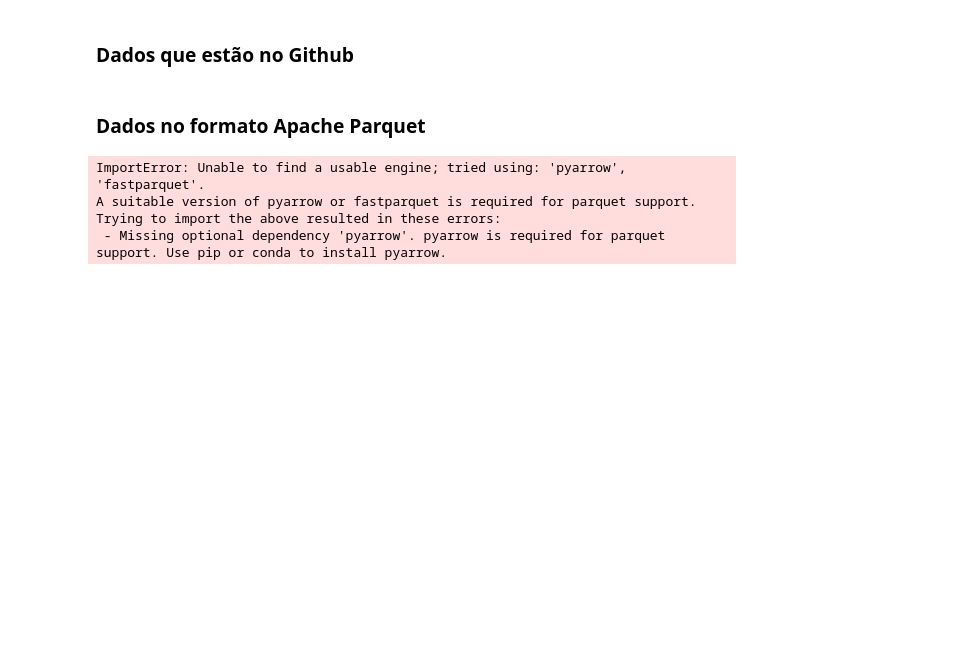
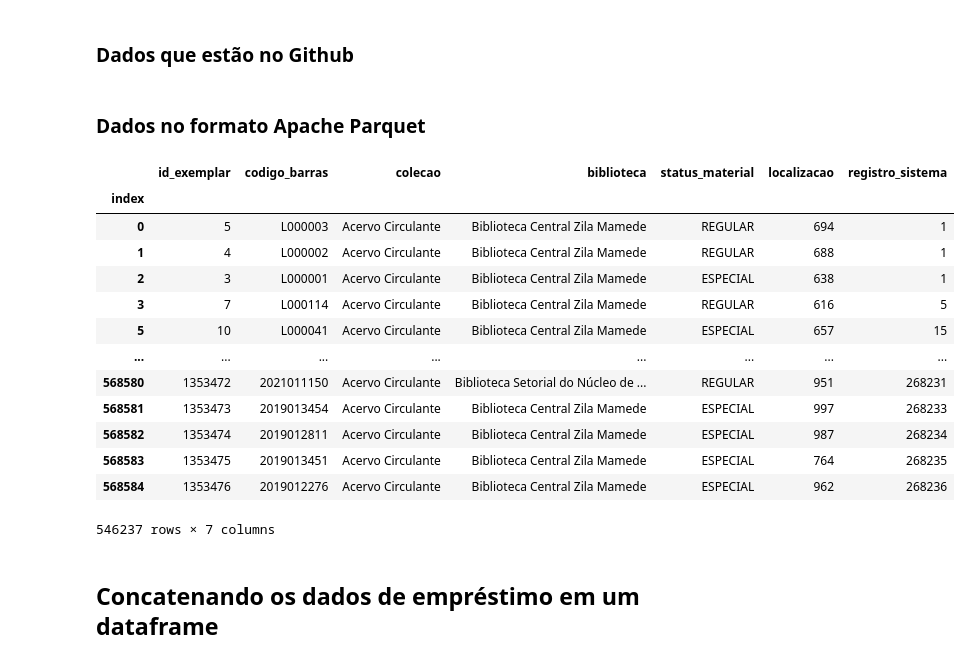
Before and after one commit to FabiadS/7DaysOfCode, a Jupyter notebook: day 1/import_data.ipynb, the cells around one changed output. Saved outputs shown, nothing was run; the diff lists cells and outputs as text; code cells hidden in the pictures; blank space fills up the shorter version.

Commit message:
Código atualizado - Import data

```diff
--- a/day 1/import_data.ipynb
+++ b/day 1/import_data.ipynb
@@ -36,7 +33,20 @@ import pandas as pd
-# %%
-df_exemplares = pd.read_parquet('./dados_exemplares.parquet')
-# %% [output]
-ImportError: Unable to find a usable engine; tried using: 'pyarrow', 'fastparquet'.
-A suitable version of pyarrow or fastparquet is required for parquet support.
-Trying to import the above resulted in these errors:
- - Missing optional dependency 'pyarrow'. pyarrow is required for parquet support. Use pip or conda to install pyarrow.
+# %%
+df_exemplares = pd.read_parquet('https://github.com/FranciscoFoz/7_Days_of_Code_Alura-Python-Pandas/raw/main/Dia_1-Importando_dados/Datasets/dados_exemplares.parquet')
+df_exemplares
+# %% [output]
+|  | id_exemplar | codigo_barras | colecao | biblioteca | status_material | localizacao | registro_sistema |
+| index |  |  |  |  |  |  |  |
+| 0 | 5 | L000003 | Acervo Circulante | Biblioteca Central Zila Mamede | REGULAR | 694 | 1 |
+| 1 | 4 | L000002 | Acervo Circulante | Biblioteca Central Zila Mamede | REGULAR | 688 | 1 |
+| 2 | 3 | L000001 | Acervo Circulante | Biblioteca Central Zila Mamede | ESPECIAL | 638 | 1 |
+| 3 | 7 | L000114 | Acervo Circulante | Biblioteca Central Zila Mamede | REGULAR | 616 | 5 |
+| 5 | 10 | L000041 | Acervo Circulante | Biblioteca Central Zila Mamede | ESPECIAL | 657 | 15 |
+| ... | ... | ... | ... | ... | ... | ... | ... |
+| 568580 | 1353472 | 2021011150 | Acervo Circulante | Biblioteca Setorial do Núcleo de ... | REGULAR | 951 | 268231 |
+| 568581 | 1353473 | 2019013454 | Acervo Circulante | Biblioteca Central Zila Mamede | ESPECIAL | 997 | 268233 |
+| 568582 | 1353474 | 2019012811 | Acervo Circulante | Biblioteca Central Zila Mamede | ESPECIAL | 987 | 268234 |
+| 568583 | 1353475 | 2019013451 | Acervo Circulante | Biblioteca Central Zila Mamede | ESPECIAL | 764 | 268235 |
+| 568584 | 1353476 | 2019012276 | Acervo Circulante | Biblioteca Central Zila Mamede | ESPECIAL | 962 | 268236 |
+546237 rows × 7 columns
+# %% [markdown]
+## Concatenando os dados de empréstimo em um dataframe
```
Also changed, not shown: parts of 9 cells of this notebook.
